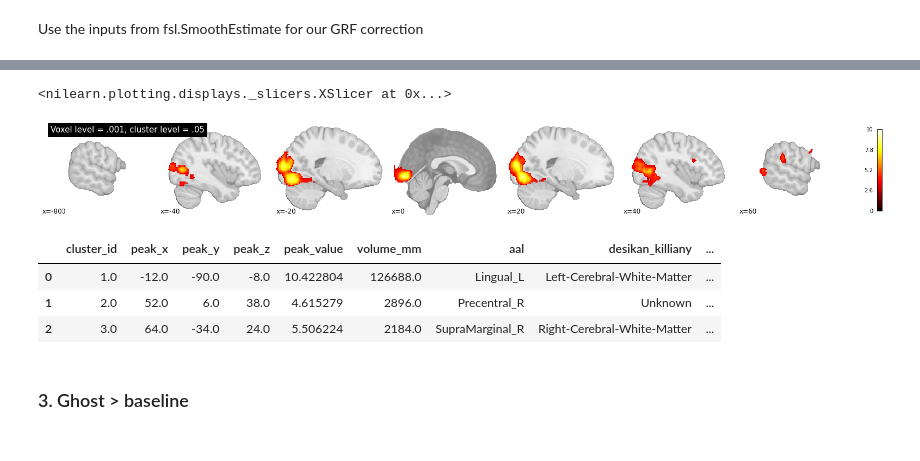
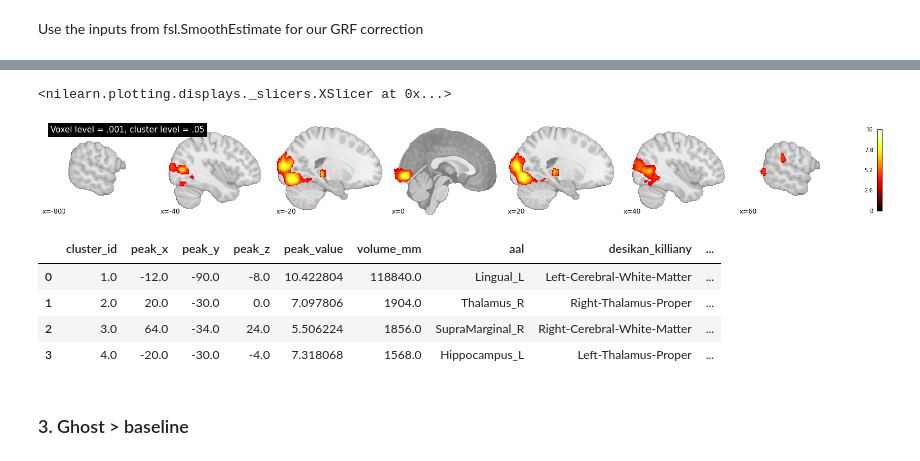
Before and after one commit to olafborghi/AON_ACTION, a Jupyter notebook: 05_second_level_model/second_level_model.ipynb, the cells around one changed output, grey strips where cells are left out. Drawn from its saved outputs; the diff is of its cells as text; code cells hidden in the pictures.

```diff
--- a/05_second_level_model/second_level_model.ipynb
+++ b/05_second_level_model/second_level_model.ipynb
@@ -47,7 +45,7 @@ https://github.com/miykael/atlasreader/tree/master/atlasreader/data
 **Set fixed parameters**
 # %%
 # fixed folders
-basedir = Path("/home/olafb99/mnt/p/userdata/olafb99/shared/03_AON_ACTION")
+basedir = Path("/home/olafb99/mnt/a471/userdata/olafb99/shared/03_AON_ACTION/")
 outputdir = Path(basedir / "derivatives")
 datadir = Path(basedir / "01_data")
 first_level_dir = first_level_dir = outputdir / "first_level"
@@ -71,6 +69,10 @@ AON_second_level_dir = second_level_dir / "AON-task"
 if not os.path.exists(second_level_dir / "action-task"):
     os.makedirs(second_level_dir / "action-task")
 action_second_level_dir = second_level_dir / "action-task"
+
+if not os.path.exists(second_level_dir / "plots"):
+    os.makedirs(second_level_dir / "plots")
+plot_dir = second_level_dir / "plots"
 # %% [markdown]
 **Import functions**
 
@@ -464,14 +506,14 @@ scrambled_cluster.run()
 # %%
 scrambled_thresholded_map = AON_second_level_dir / "scrambled-baseline_z_map_threshold.nii.gz"
 
-scrambled_cluster_threshold = 267
+scrambled_cluster_threshold = 191
 scrambled_thresholded_map = image.threshold_img(scrambled_thresholded_map, threshold=0, cluster_threshold=scrambled_cluster_threshold)
 
 plotting.plot_stat_map(scrambled_thresholded_map, display_mode = 'x', cut_coords=np.arange(-80,80,20), draw_cross=False,
                        title="Voxel level = .001, cluster level = .05", bg_img = template, black_bg=False)
 # %% [output]
 <nilearn.plotting.displays._slicers.XSlicer at 0x...>
-[figure, old version]
+[figure, new version]
 # %%
 # get info on anatomical regions of cluster peaks
 cluster_info, peak_info = get_statmap_info(scrambled_thresholded_map,
@@ -479,9 +521,10 @@ cluster_info, peak_info = get_statmap_info(scrambled_thresholded_map,
 peak_info
 # %% [output]
 |  | cluster_id | peak_x | peak_y | peak_z | peak_value | volume_mm | aal | desikan_killiany | ... |
-| 0 | 1.0 | -12.0 | -90.0 | -8.0 | 10.422804 | 126688.0 | Lingual_L | Left-Cerebral-White-Matter | ... |
-| 1 | 2.0 | 52.0 | 6.0 | 38.0 | 4.615279 | 2896.0 | Precentral_R | Unknown | ... |
-| 2 | 3.0 | 64.0 | -34.0 | 24.0 | 5.506224 | 2184.0 | SupraMarginal_R | Right-Cerebral-White-Matter | ... |
+| 0 | 1.0 | -12.0 | -90.0 | -8.0 | 10.422804 | 118840.0 | Lingual_L | Left-Cerebral-White-Matter | ... |
+| 1 | 2.0 | 20.0 | -30.0 | 0.0 | 7.097806 | 1904.0 | Thalamus_R | Right-Thalamus-Proper | ... |
+| 2 | 3.0 | 64.0 | -34.0 | 24.0 | 5.506224 | 1856.0 | SupraMarginal_R | Right-Cerebral-White-Matter | ... |
+| 3 | 4.0 | -20.0 | -30.0 | -4.0 | 7.318068 | 1568.0 | Hippocampus_L | Left-Thalamus-Proper | ... |
 # %% [markdown]
 ### 3. Ghost > baseline
 # %%
```
Also changed, not shown: parts of 92 cells of this notebook, 11 other files.
